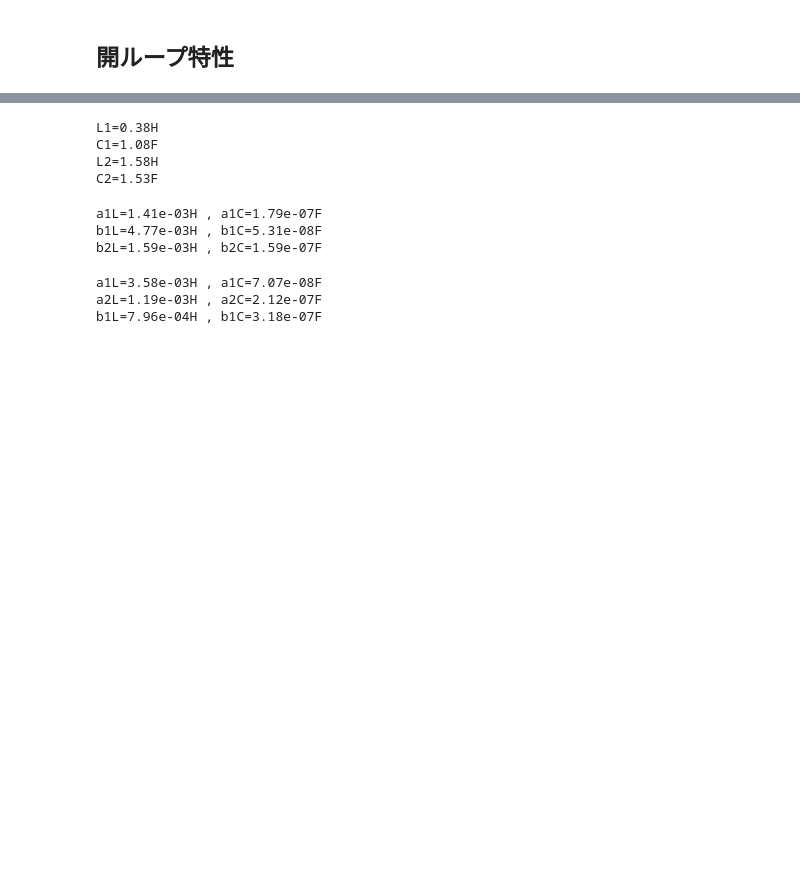
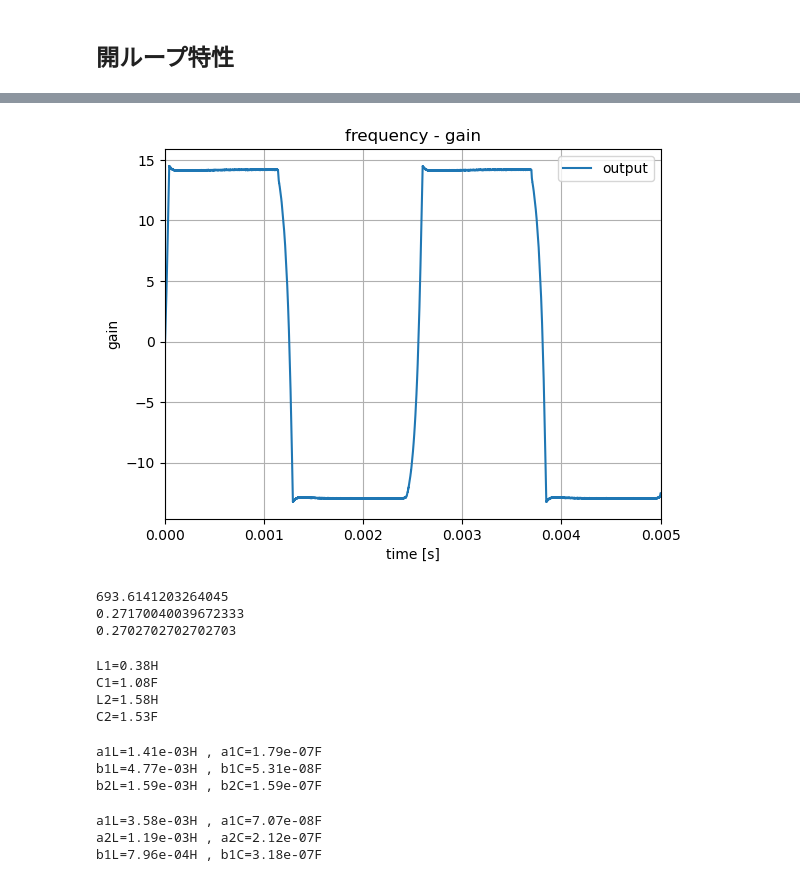
Before and after one commit to uzumibi/A2, a Jupyter notebook: 7-2.ipynb, the cells around one changed output, grey strips where cells are left out. Drawn from its saved outputs; the diff is of its cells as text; code cells hidden in the pictures; blank space fills up the shorter version.

```diff
--- a/7-2.ipynb
+++ b/7-2.ipynb
@@ -67,3 +85,27 @@ axstg.apply_axes(ax)
+# %%
+
+dat = pd.read_csv("3_osc_deep.csv")
+fig = plt.figure()
+ax = fig.add_subplot(111)
+axstg = AxesSetting(legend=True,xlim=(0,0.005),xlabel="time [s]", ylabel="gain", grid="both",title="frequency - gain")
+# ax.plot(dat["time"], dat["CH1"], label="input")
+ax.plot(dat["time"], dat["CH2"], label="output")
+# ax.plot(dat["time"], dat["CH3"], label="output")
+
+axstg.apply_axes(ax)
+# %% [output]
+[figure, added]
+# %%
+R_f=9.903e3;R_r=0.9862e3;R_1=9.987e3;R_2=9.9033e3;C_1=24.33e-9;C_2=21.88e-9
+A=(R_f+R_r)/R_r
+f=1.0/(2*np.pi*np.sqrt(R_1*R_2*C_1*C_2))
+print(f)
+print(3/A)
+print(2.71/10.027)
+# %% [output]
+693.6141203264045
+0.27170040039672333
+0.2702702702702703
 # %%
 a = 0.7654
 b = 1.8478
```
Also changed, not shown: parts of 4 cells of this notebook, 3 other files.
